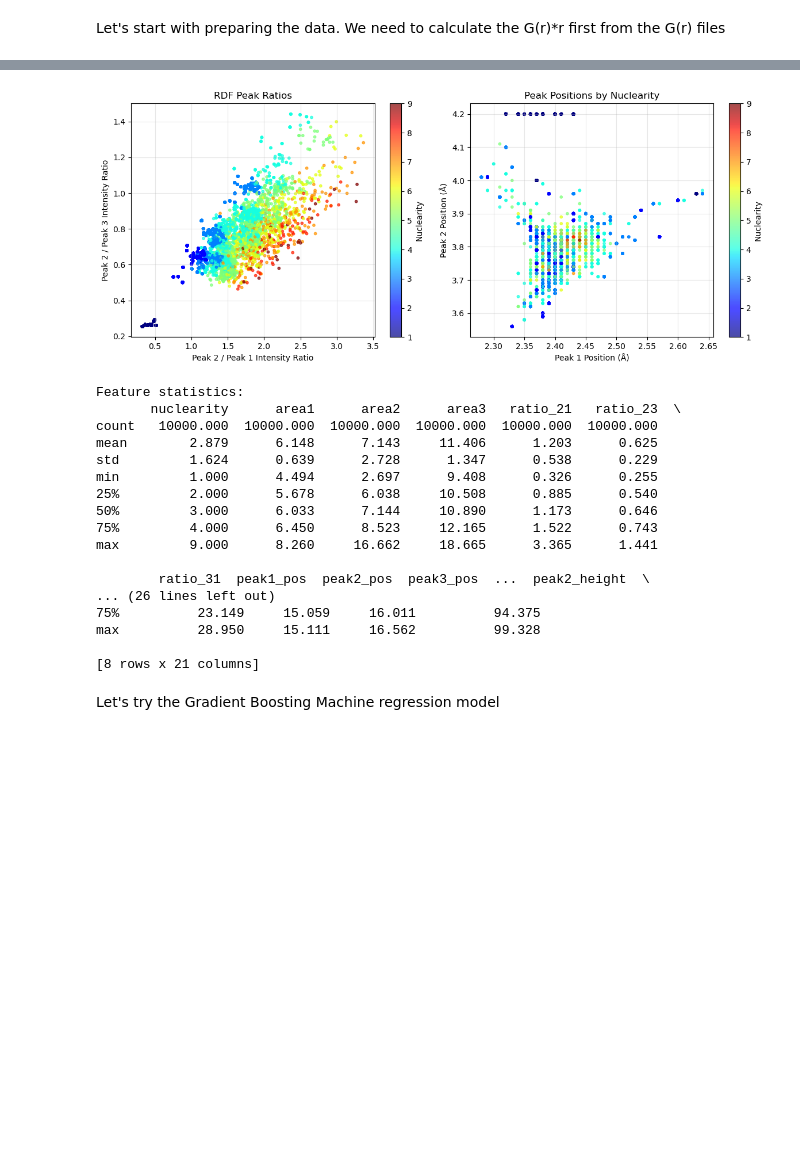
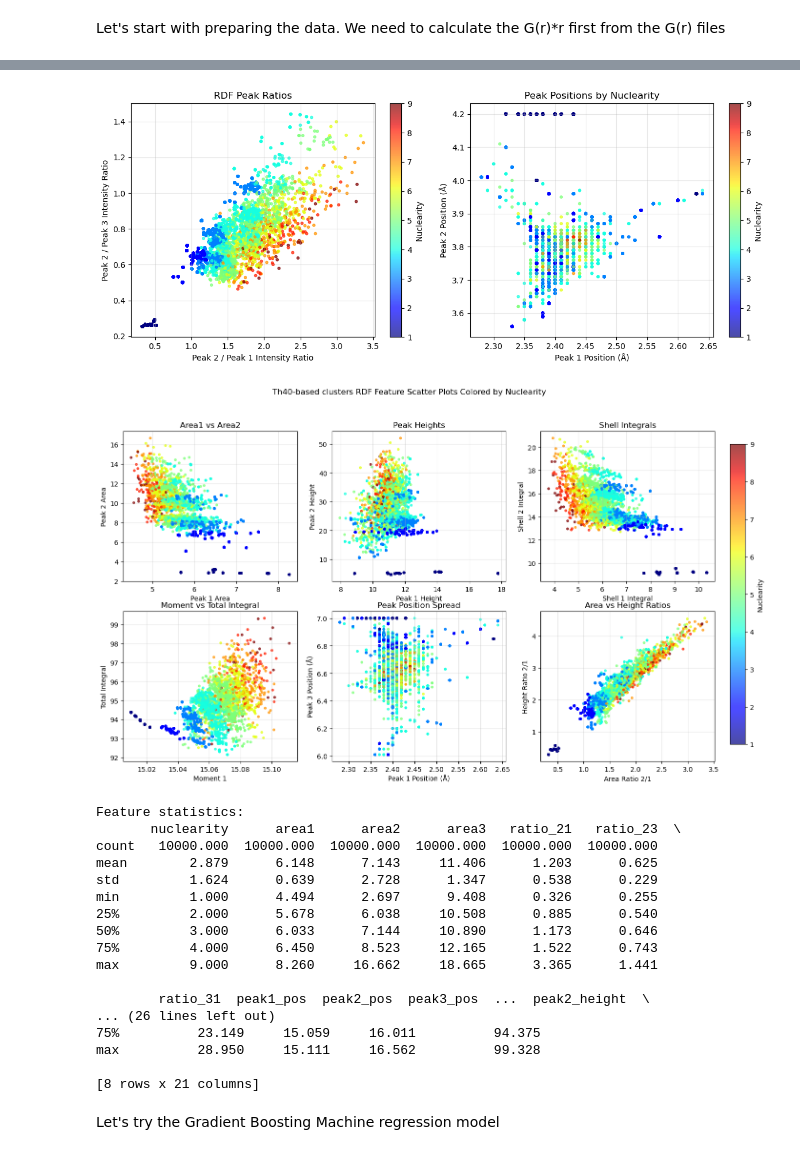
Before and after one commit to grebenyyk/PDF-NN, a Jupyter notebook: complete workflow/descriptors/descriptors-Th-RDF.ipynb, the cells around one changed output, grey strips where cells are left out. Drawn from its saved outputs; the diff is of its cells as text; code cells hidden in the pictures; blank space fills up the shorter version.

```diff
--- a/complete workflow/descriptors/descriptors-Th-RDF.ipynb
+++ b/complete workflow/descriptors/descriptors-Th-RDF.ipynb
@@ -280,33 +280,80 @@ plt.grid(True, alpha=0.3)
 plt.subplot(1, 2, 2)
 scatter2 = plt.scatter(features_data['peak1_pos'], features_data['peak2_pos'],
                       c=features_data['nuclearity'], cmap='jet', s=10, alpha=0.7)
 plt.xlabel('Peak 1 Position (Å)')
 plt.ylabel('Peak 2 Position (Å)')
 plt.title('Peak Positions by Nuclearity')
 plt.colorbar(scatter2, label='Nuclearity')
 plt.grid(True, alpha=0.3)
 
 plt.tight_layout()
 plt.show()
 
+# Additional scatter plots for clustering insight
+fig, axes = plt.subplots(2, 3, figsize=(16, 9))
+scatter_kwargs = dict(c=features_data['nuclearity'], cmap='jet', s=10, alpha=0.7)
+
+axes[0, 0].scatter(features_data['area1'], features_data['area2'], **scatter_kwargs)
+axes[0, 0].set_xlabel('Peak 1 Area')
+axes[0, 0].set_ylabel('Peak 2 Area')
+axes[0, 0].set_title('Area1 vs Area2')
+axes[0, 0].grid(True, alpha=0.3)
+
+axes[0, 1].scatter(features_data['peak1_height'], features_data['peak2_height'], **scatter_kwargs)
+axes[0, 1].set_xlabel('Peak 1 Height')
+axes[0, 1].set_ylabel('Peak 2 Height')
+axes[0, 1].set_title('Peak Heights')
+axes[0, 1].grid(True, alpha=0.3)
+
+axes[0, 2].scatter(features_data['shell1_coord'], features_data['shell2_coord'], **scatter_kwargs)
+axes[0, 2].set_xlabel('Shell 1 Integral')
+axes[0, 2].set_ylabel('Shell 2 Integral')
+axes[0, 2].set_title('Shell Integrals')
+axes[0, 2].grid(True, alpha=0.3)
+
+axes[1, 0].scatter(features_data['moment1'], features_data['total_integral'], **scatter_kwargs)
+axes[1, 0].set_xlabel('Moment 1')
+axes[1, 0].set_ylabel('Total Integral')
+axes[1, 0].set_title('Moment vs Total Integral')
+axes[1, 0].grid(True, alpha=0.3)
+
+axes[1, 1].scatter(features_data['peak1_pos'], features_data['peak3_pos'], **scatter_kwargs)
+axes[1, 1].set_xlabel('Peak 1 Position (Å)')
+axes[1, 1].set_ylabel('Peak 3 Position (Å)')
+axes[1, 1].set_title('Peak Position Spread')
+axes[1, 1].grid(True, alpha=0.3)
+
+axes[1, 2].scatter(features_data['ratio_21'], features_data['height_21'], **scatter_kwargs)
+axes[1, 2].set_xlabel('Area Ratio 2/1')
+axes[1, 2].set_ylabel('Height Ratio 2/1')
+axes[1, 2].set_title('Area vs Height Ratios')
+axes[1, 2].grid(True, alpha=0.3)
+
+fig.colorbar(axes[0, 0].collections[0], ax=axes, label='Nuclearity', shrink=1, cax=fig.add_axes([0.92, 0.15, 0.02, 0.7]))
+fig.suptitle('Th40-based clusters RDF Feature Scatter Plots Colored by Nuclearity')
+#plt.tight_layout()
+plt.show()
+
+
 # Display feature statistics
 print("\nFeature statistics:")
 print(features_data.describe().round(3))
 # %% [output]
 Loaded 10000 samples with 20 features
 Nuclearity distribution:
 1    2153
 2    2748
 3    2055
 4    1461
 5     832
 6     415
 7     230
 8      79
 9      27
 Name: nuclearity, dtype: int64
 [figure]
 [figure]
+[figure, added]
 Feature statistics:
        nuclearity      area1      area2      area3   ratio_21   ratio_23  \
 count   10000.000  10000.000  10000.000  10000.000  10000.000  10000.000
```
Also changed, not shown: parts of 3 cells of this notebook, 4 other files.
